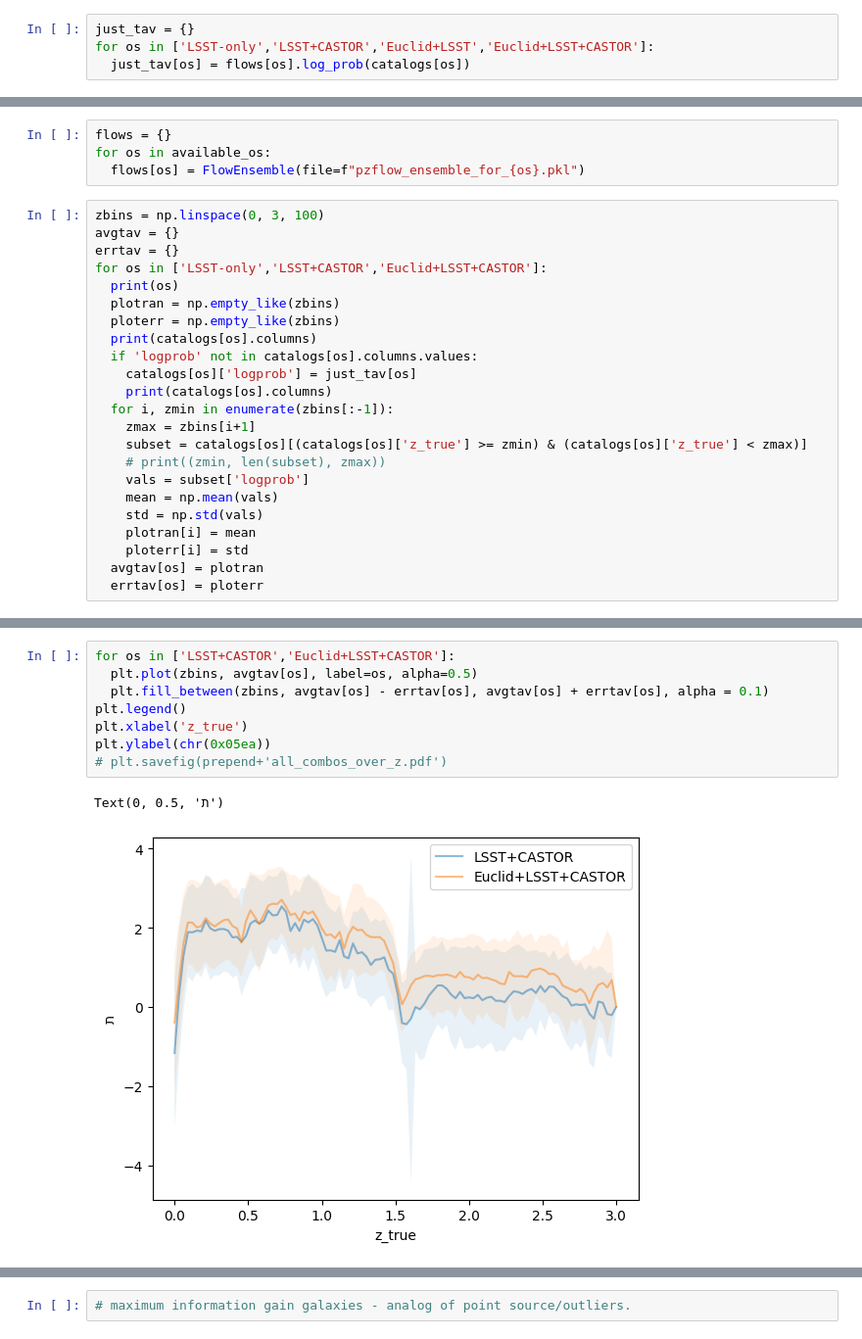
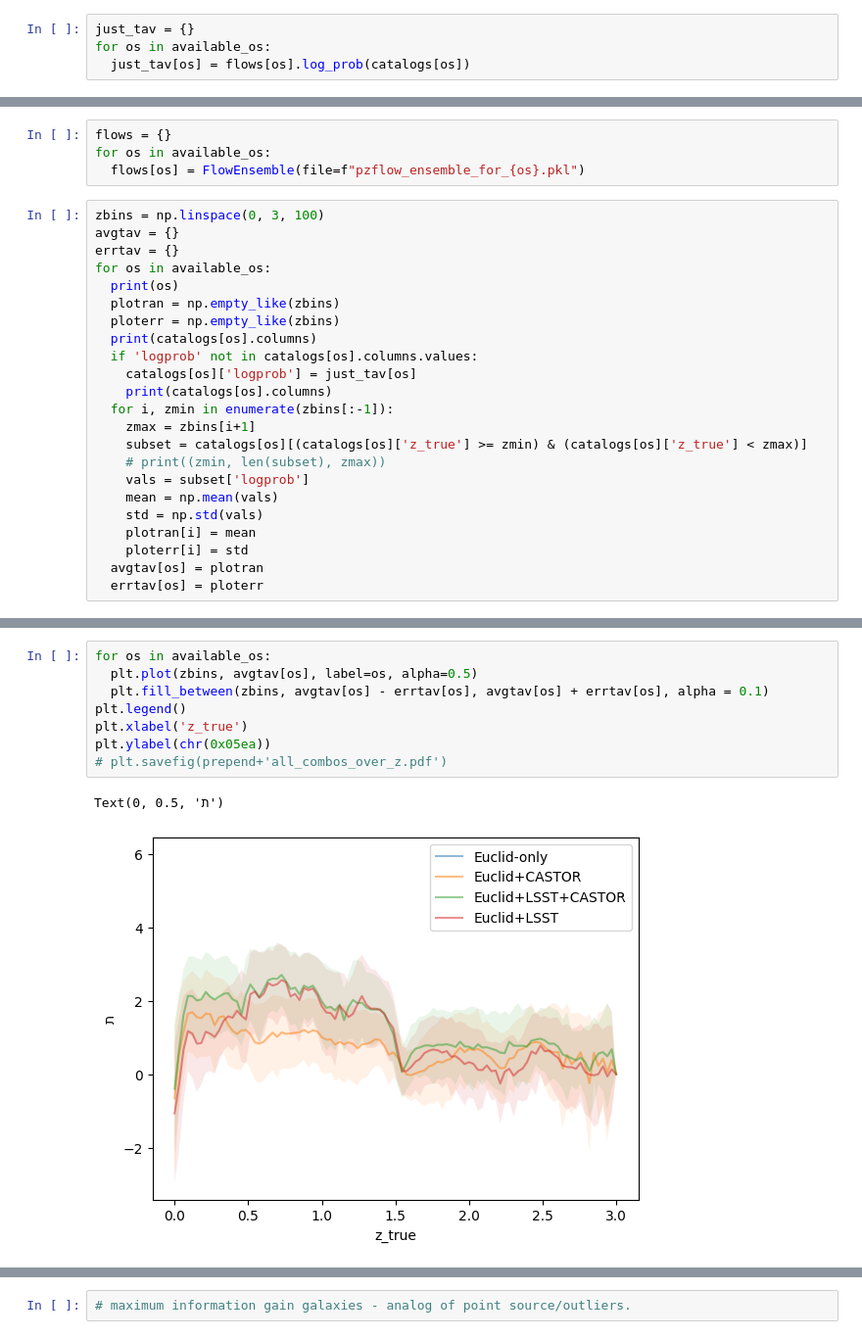
Before and after one commit to aimalz/CASTORpz, a Jupyter notebook: TheLastMetric.ipynb, the cells around one changed output, grey strips where cells are left out. Shown at 98% size. Drawn from its saved outputs; the diff is of its cells as text.

```diff
--- a/TheLastMetric.ipynb
+++ b/TheLastMetric.ipynb
@@ -550,6 +557,6 @@ for os in available_os:
   flows[os] = FlowEnsemble(file=f"pzflow_ensemble_for_{os}.pkl")
 # %%
 just_tav = {}
-for os in ['LSST-only','LSST+CASTOR','Euclid+LSST','Euclid+LSST+CASTOR']:
+for os in available_os:
   just_tav[os] = flows[os].log_prob(catalogs[os])
 # %%
@@ -585,7 +592,7 @@ for os in available_os:
 zbins = np.linspace(0, 3, 100)
 avgtav = {}
 errtav = {}
-for os in ['LSST-only','LSST+CASTOR','Euclid+LSST+CASTOR']:
+for os in available_os:
   print(os)
   plotran = np.empty_like(zbins)
   ploterr = np.empty_like(zbins)
@@ -621,11 +633,11 @@ Index(['z_true', 'r', 'g-r', 'r-i', 'i-z', 'v', 'v-y', 'y-j', 'j-h', 'g',
 # %%
-for os in ['LSST+CASTOR','Euclid+LSST+CASTOR']:
+for os in available_os:
   plt.plot(zbins, avgtav[os], label=os, alpha=0.5)
   plt.fill_between(zbins, avgtav[os] - errtav[os], avgtav[os] + errtav[os], alpha = 0.1)
 plt.legend()
 plt.xlabel('z_true')
 plt.ylabel(chr(0x05ea))
 # plt.savefig(prepend+'all_combos_over_z.pdf')
 # %% [output]
 Text(0, 0.5, 'ת')
-[figure, old version]
+[figure, new version]
```
Also changed, not shown: parts of 11 cells of this notebook.
